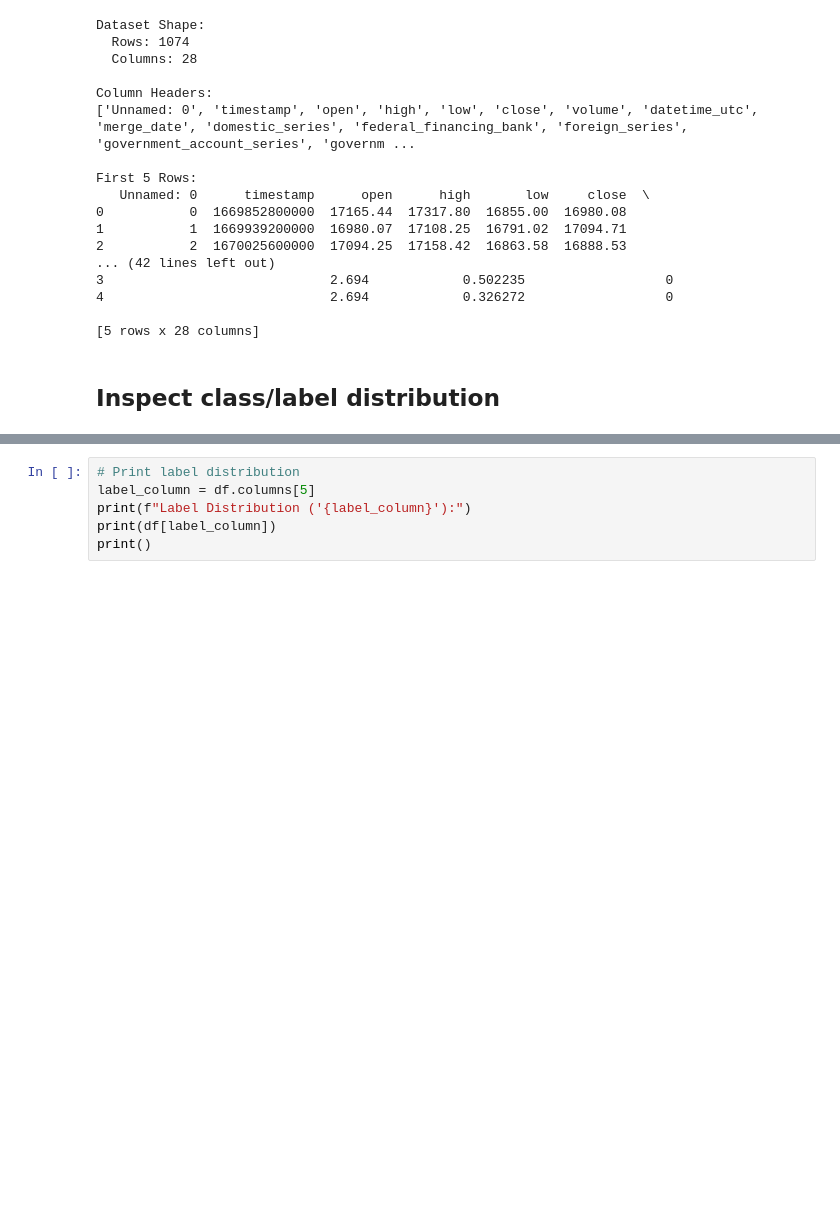
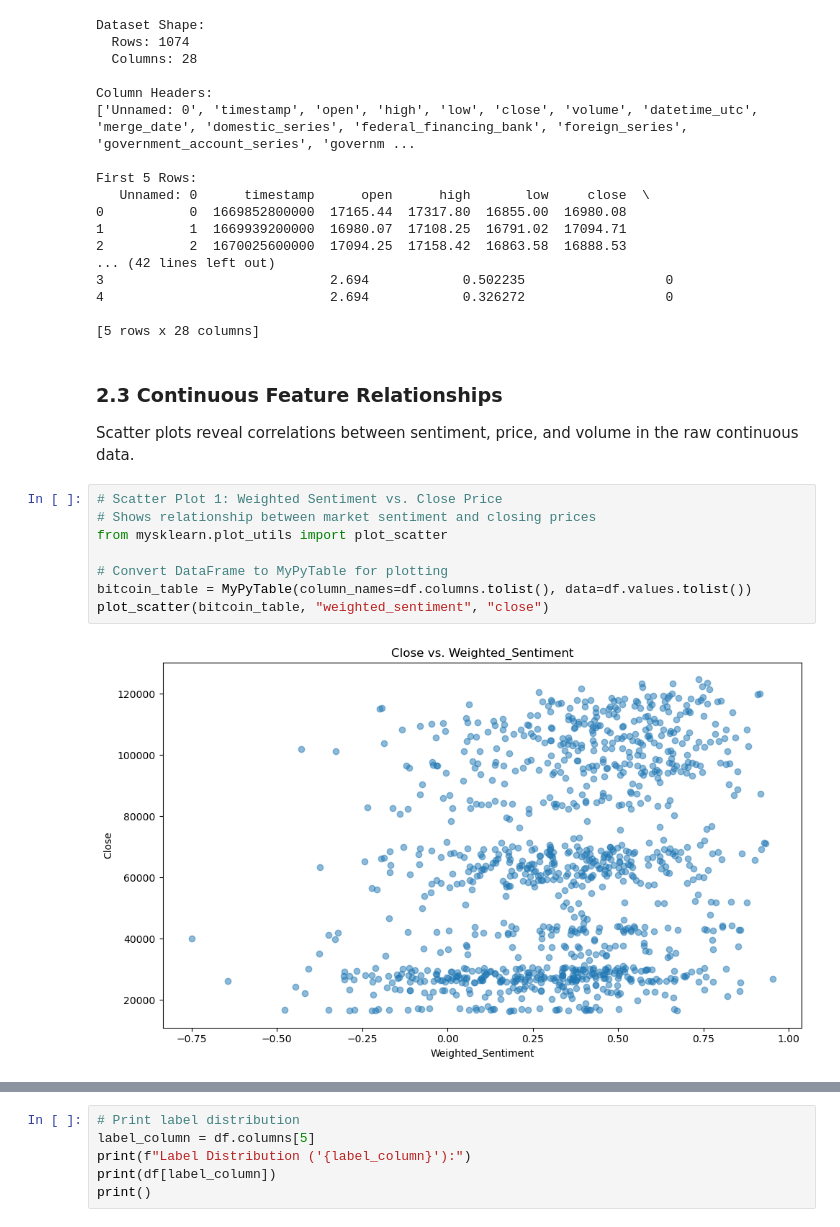
Before and after one commit to J0shua-source/CS-322-ProjectOverview, a Jupyter notebook: Algorithm_Project.ipynb, the cells around one changed output, grey strips where cells are left out. Cells and saved outputs as stored; diff of their text form; blank space fills up the shorter version.

Commit message:
Random Forest Classifier 2.0: data analysis, temporal visuals, report, add confusion matrix print function, import plot_utils.py from PA3

```diff
--- a/Algorithm_Project.ipynb
+++ b/Algorithm_Project.ipynb
@@ -92,5 +107,17 @@ First 5 Rows:
 4                             2.694            0.326272                  0
 
 [5 rows x 28 columns]
-# %% [markdown]
-## Inspect class/label distribution
+# %% [markdown]
+### 2.3 Continuous Feature Relationships
+
+Scatter plots reveal correlations between sentiment, price, and volume in the raw continuous data.
+# %%
+# Scatter Plot 1: Weighted Sentiment vs. Close Price
+# Shows relationship between market sentiment and closing prices
+from mysklearn.plot_utils import plot_scatter
+
+# Convert DataFrame to MyPyTable for plotting
+bitcoin_table = MyPyTable(column_names=df.columns.tolist(), data=df.values.tolist())
+plot_scatter(bitcoin_table, "weighted_sentiment", "close")
+# %% [output]
+[figure, added]
```
Also changed, not shown: parts of 66 cells of this notebook, 3 other files.
